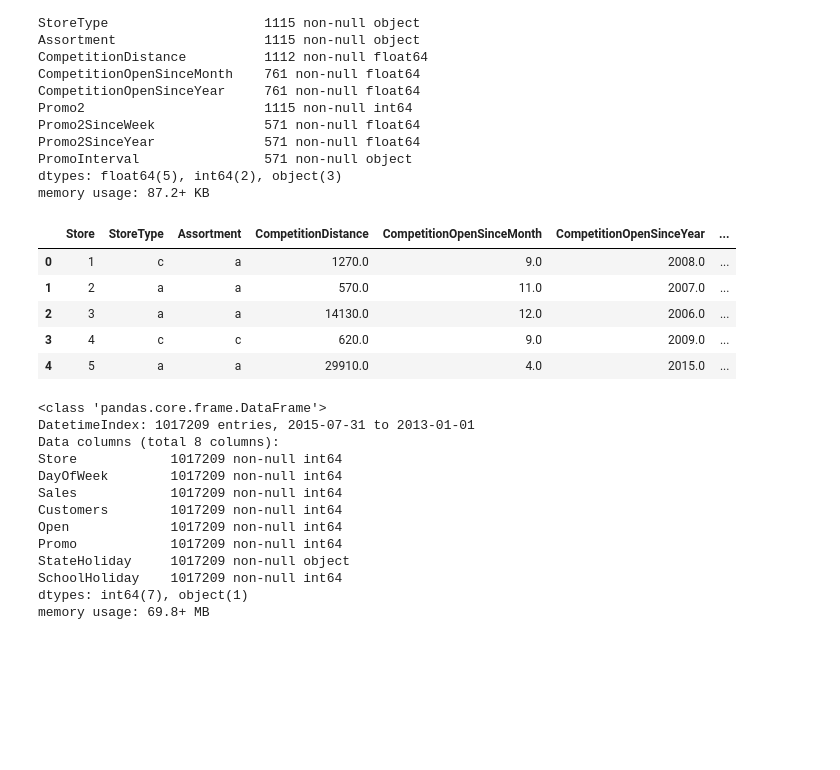
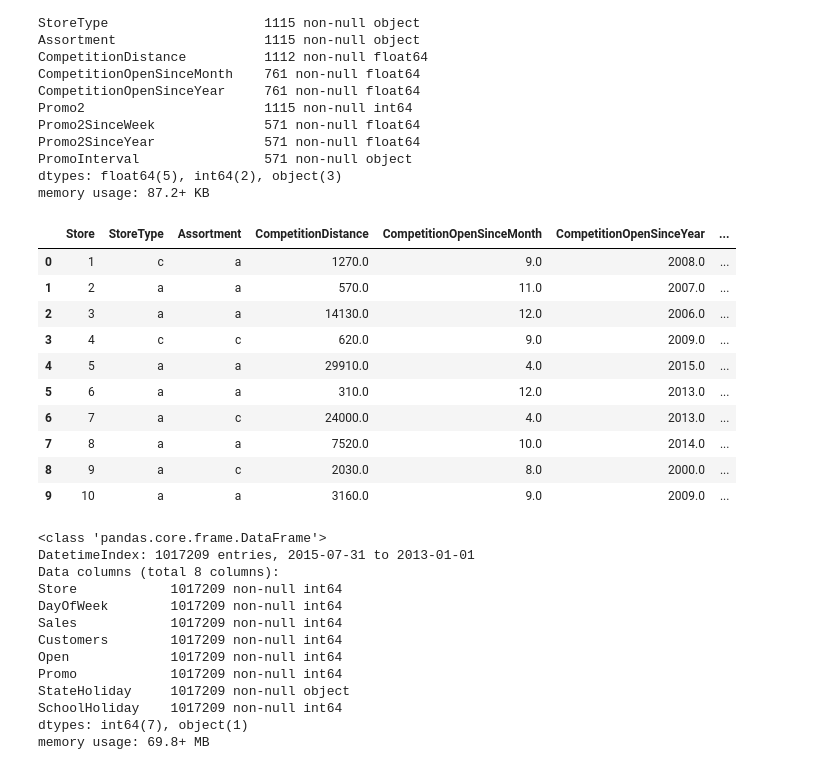
Before and after one commit to cuthlo/springboard, a Jupyter notebook: capstone_project2/EDA.ipynb, the cells around one changed output. Drawn from its saved outputs; the diff is of its cells as text; code cells hidden in the pictures; blank space fills up the shorter version.

```diff
--- a/capstone_project2/EDA.ipynb
+++ b/capstone_project2/EDA.ipynb
@@ -38,14 +38,19 @@ PromoInterval                571 non-null object
 dtypes: float64(5), int64(2), object(3)
 memory usage: 87.2+ KB
 # %%
-df_store.head()
+df_store.head(10)
 # %% [output]
 |  | Store | StoreType | Assortment | CompetitionDistance | CompetitionOpenSinceMonth | CompetitionOpenSinceYear | ... |
 | 0 | 1 | c | a | 1270.0 | 9.0 | 2008.0 | ... |
 | 1 | 2 | a | a | 570.0 | 11.0 | 2007.0 | ... |
 | 2 | 3 | a | a | 14130.0 | 12.0 | 2006.0 | ... |
 | 3 | 4 | c | c | 620.0 | 9.0 | 2009.0 | ... |
 | 4 | 5 | a | a | 29910.0 | 4.0 | 2015.0 | ... |
+| 5 | 6 | a | a | 310.0 | 12.0 | 2013.0 | ... |
+| 6 | 7 | a | c | 24000.0 | 4.0 | 2013.0 | ... |
+| 7 | 8 | a | a | 7520.0 | 10.0 | 2014.0 | ... |
+| 8 | 9 | a | c | 2030.0 | 8.0 | 2000.0 | ... |
+| 9 | 10 | a | a | 3160.0 | 9.0 | 2009.0 | ... |
 # %%
 df_train.info()
 # %% [output]
```
Also changed, not shown: parts of 9 cells of this notebook.
